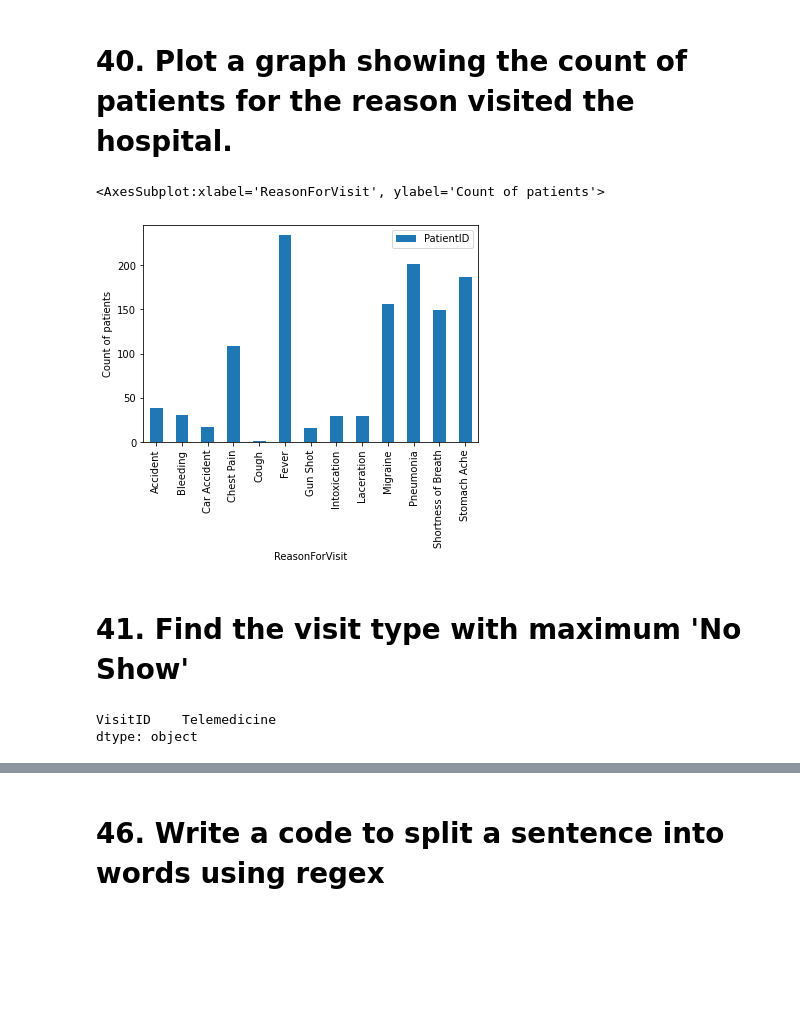
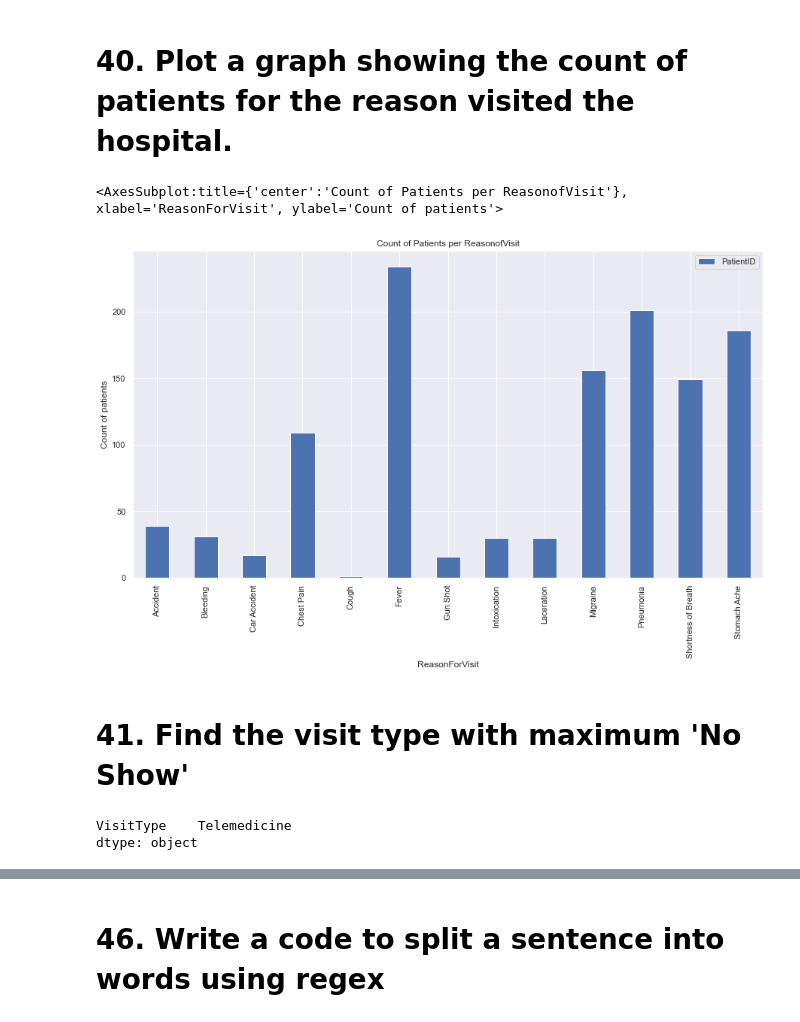
Before and after one commit to sharmaruchi02/Python_heckathon, a Jupyter notebook: Python_Hackathon_DataNinjas.ipynb, the cells around one changed output, grey strips where cells are left out. Drawn from its saved outputs; the diff is of its cells as text; code cells hidden in the pictures; blank space fills up the shorter version.

```diff
--- a/Python_Hackathon_DataNinjas.ipynb
+++ b/Python_Hackathon_DataNinjas.ipynb
@@ -440,20 +506,21 @@ dfpa_dfreadm = pd.merge(dfpa,dfedu,
 # %% [markdown]
 # 40. Plot a graph showing the count of patients for the reason visited the hospital.
 # %%
-dfedv.groupby(['ReasonForVisit'])[['PatientID']].count().plot(kind='bar',ylabel='Count of patients')
+dfedv.groupby(['ReasonForVisit'])[['PatientID']].count().plot(kind='bar',ylabel='Count of patients',title='Count of Patients per ReasonofVisit')
 # %% [output]
-<AxesSubplot:xlabel='ReasonForVisit', ylabel='Count of patients'>
+<AxesSubplot:title={'center':'Count of Patients per ReasonofVisit'}, xlabel='ReasonForVisit', ylabel='Count of patients'>
-[figure, old version]
+[figure, new version]
 # %% [markdown]
 # 41. Find the visit type with maximum 'No Show'
 # %%
 #1. Making a new df for patiens with "no Show" VisitStatus
 #2. Grouping them by VisitType and finding max by Idxmax
+#3 "Telemedicine" has maximum visits as NO show
 dfav_NS=dfav[dfav.VisitStatus == 'No Show']
 dfav_NS
-dfav_NS.groupby(['VisitType'])[['VisitID']].count().idxmax()
+dfav_NS.groupby(['VisitType'])[['VisitType']].count().idxmax()
 # %% [output]
-VisitID    Telemedicine
+VisitType    Telemedicine
 dtype: object
 # %%
 42. Using loc , get the details of the providers where providerId is between 11 and 20 and ProviderSpecialty is Surgery
```
Also changed, not shown: parts of 77 cells of this notebook, 1 other file.
